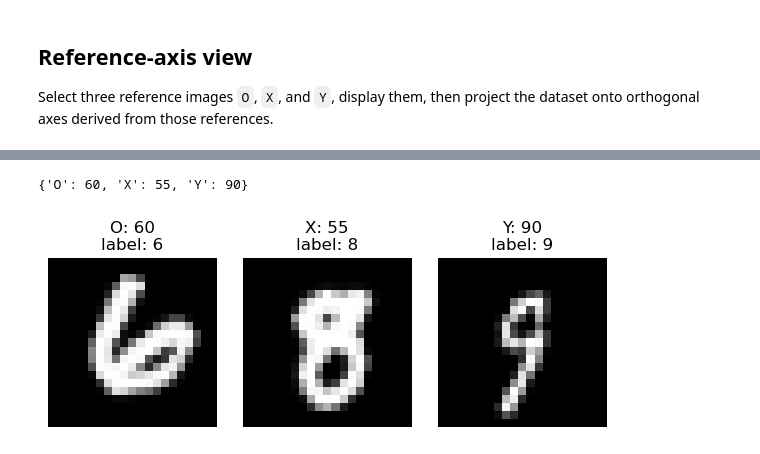
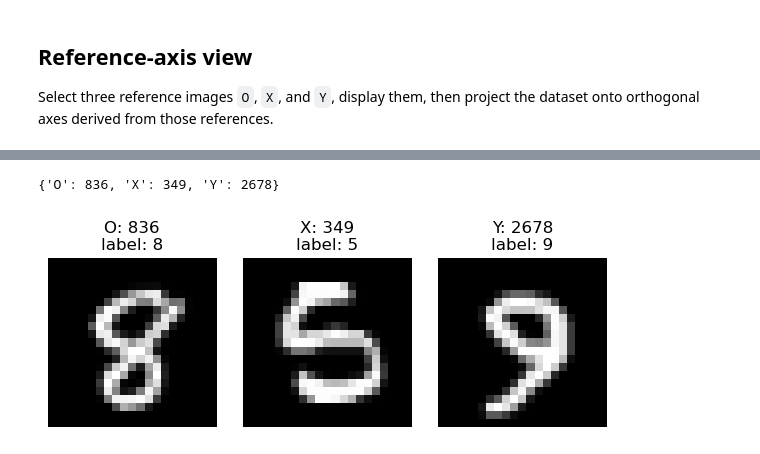
Before and after one commit to fabriziocosta/MIMIC, a Jupyter notebook: vision/notebooks/03_visualise_2d_images.ipynb, the cells around one changed output, grey strips where cells are left out. Saved outputs shown, nothing was run; the diff lists cells and outputs as text; code cells hidden in the pictures.

```diff
--- a/vision/notebooks/03_visualise_2d_images.ipynb
+++ b/vision/notebooks/03_visualise_2d_images.ipynb
@@ -113,18 +113,18 @@ embedding_status, None if embedding_vectors is None else embedding_vectors.shape
 # %%
-rng = np.random.default_rng(1)
+rng = np.random.default_rng(2)
 reference_indices = rng.choice(len(dataset.images), size=3, replace=False)
 references = dict(zip(["O", "X", "Y"], reference_indices.tolist()))
 
 fig_refs, axes_refs = plot_reference_images(
     dataset.images,
     references,
     labels=dataset.y,
     target_names=dataset.target_names,
 )
 references
 # %% [output]
-{'O': 60, 'X': 55, 'Y': 90}
+{'O': 836, 'X': 349, 'Y': 2678}
-[figure, old version]
+[figure, new version]
 # %%
 projection_space = PROJECTION_SPACE
 if projection_space == "embedding" and embedding_vectors is None:
```
Also changed, not shown: parts of 7 cells of this notebook, 7 other files.
